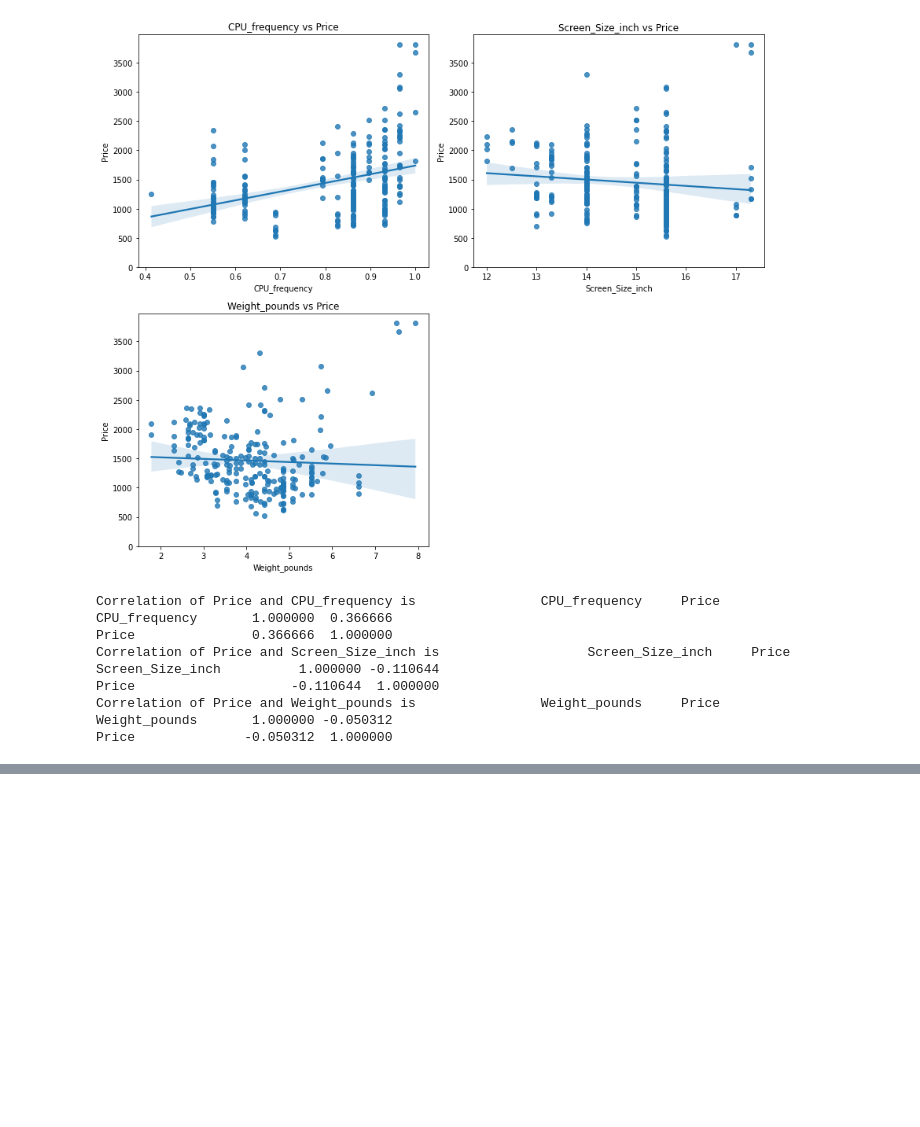
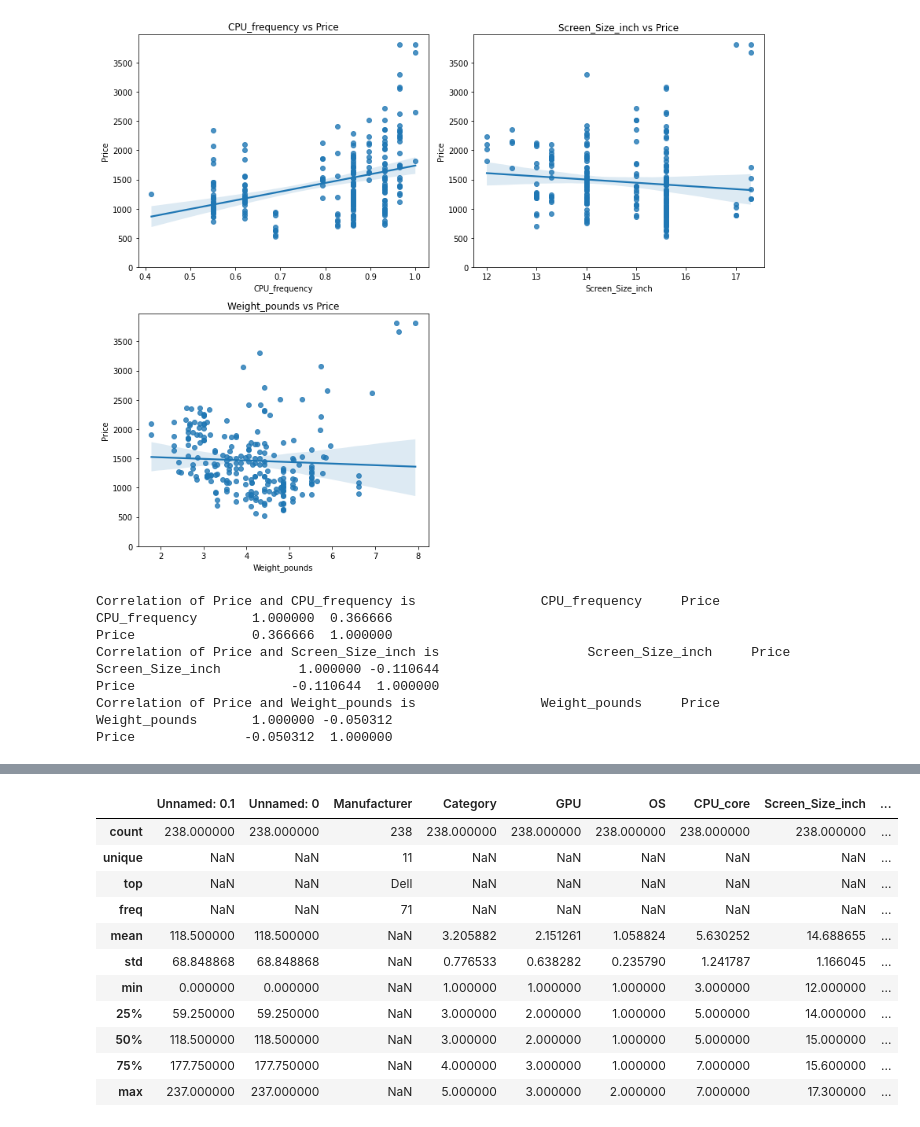
Before and after one commit to Ochwada/IBM-Data-Science, a Jupyter notebook: module7/model_dev/ExploratoryDataAnalysis.ipynb, the cells around one changed output, grey strips where cells are left out. Drawn from its saved outputs; the diff is of its cells as text; code cells hidden in the pictures; blank space fills up the shorter version.

```diff
--- a/module7/model_dev/ExploratoryDataAnalysis.ipynb
+++ b/module7/model_dev/ExploratoryDataAnalysis.ipynb
@@ -101,0 +119,15 @@ Price              -0.050312  1.000000
+# %%
+df.describe(include= "all")
+# %% [output]
+|  | Unnamed: 0.1 | Unnamed: 0 | Manufacturer | Category | GPU | OS | CPU_core | Screen_Size_inch | ... |
+| count | 238.000000 | 238.000000 | 238 | 238.000000 | 238.000000 | 238.000000 | 238.000000 | 238.000000 | ... |
+| unique | NaN | NaN | 11 | NaN | NaN | NaN | NaN | NaN | ... |
+| top | NaN | NaN | Dell | NaN | NaN | NaN | NaN | NaN | ... |
+| freq | NaN | NaN | 71 | NaN | NaN | NaN | NaN | NaN | ... |
+| mean | 118.500000 | 118.500000 | NaN | 3.205882 | 2.151261 | 1.058824 | 5.630252 | 14.688655 | ... |
+| std | 68.848868 | 68.848868 | NaN | 0.776533 | 0.638282 | 0.235790 | 1.241787 | 1.166045 | ... |
+| min | 0.000000 | 0.000000 | NaN | 1.000000 | 1.000000 | 1.000000 | 3.000000 | 12.000000 | ... |
+| 25% | 59.250000 | 59.250000 | NaN | 3.000000 | 2.000000 | 1.000000 | 5.000000 | 14.000000 | ... |
+| 50% | 118.500000 | 118.500000 | NaN | 3.000000 | 2.000000 | 1.000000 | 5.000000 | 15.000000 | ... |
+| 75% | 177.750000 | 177.750000 | NaN | 4.000000 | 3.000000 | 1.000000 | 7.000000 | 15.600000 | ... |
+| max | 237.000000 | 237.000000 | NaN | 5.000000 | 3.000000 | 2.000000 | 7.000000 | 17.300000 | ... |
```
Also changed, not shown: parts of 9 cells of this notebook.
